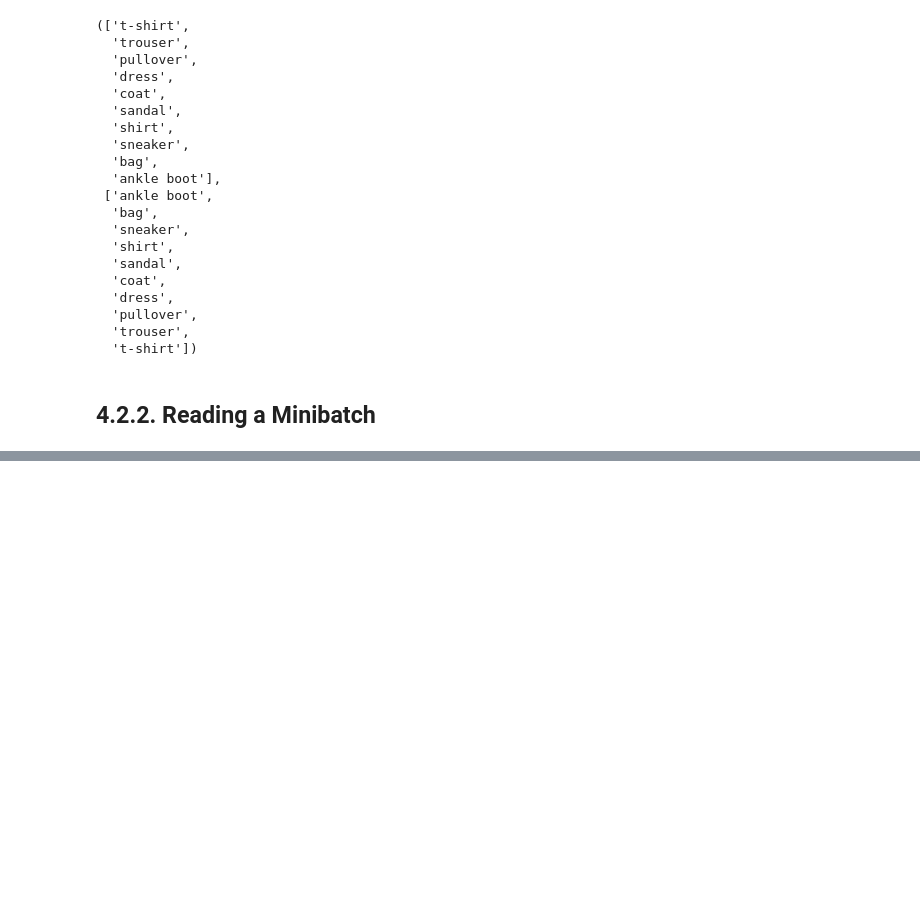
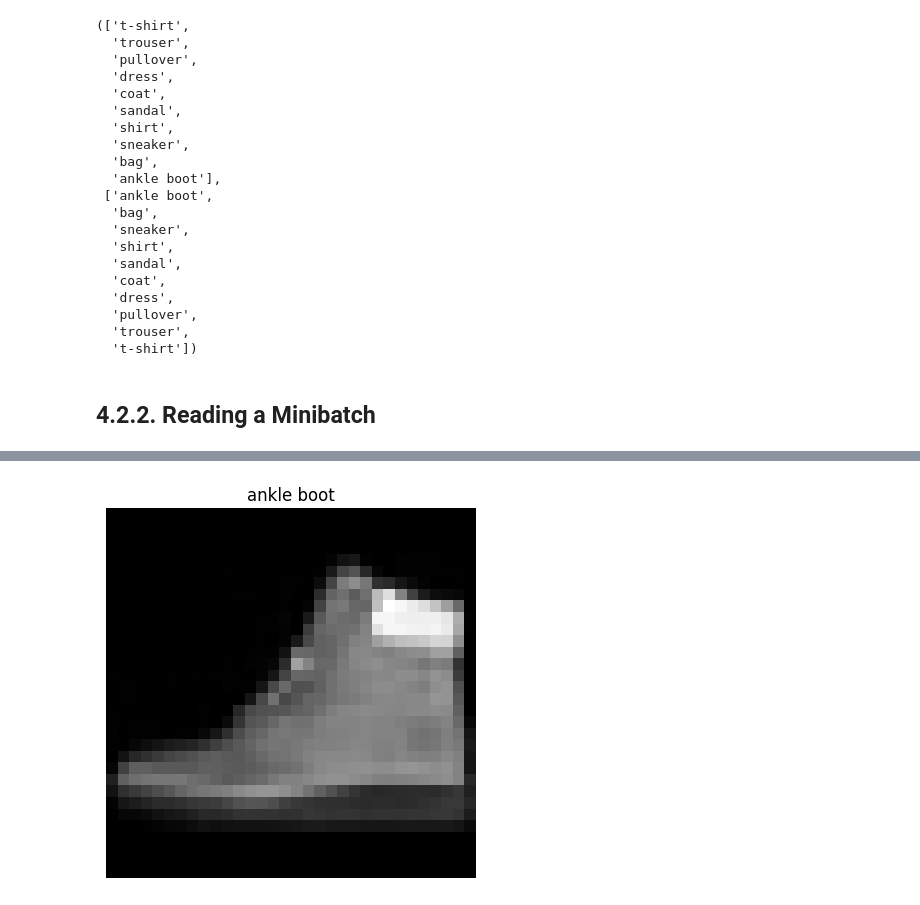
Before and after one commit to DonaldKellett/my-ascend-notebooks, a Jupyter notebook: orangepiaipro-20t/05-d2l-mindspore-ch4-linear-neural-networks-for-classification/00-the-image-classification-dataset.ipynb, the cells around one changed output, grey strips where cells are left out. Saved outputs shown, nothing was run; the diff lists cells and outputs as text; code cells hidden in the pictures; blank space fills up the shorter version.

Commit message:
Complete D2L chapter 4.2 adaptation
Complete D2L chapter 4.2 adaptation on the image classification dataset

```diff
--- a/orangepiaipro-20t/05-d2l-mindspore-ch4-linear-neural-networks-for-classification/00-the-image-classification-dataset.ipynb
+++ b/orangepiaipro-20t/05-d2l-mindspore-ch4-linear-neural-networks-for-classification/00-the-image-classification-dataset.ipynb
@@ -157,20 +157,21 @@ Validation set batch #19: images with shape (272, 1, 32, 32), labels with shape
 # %% [markdown]
 Define an utility function mapping numeric labels representing categories to their human-readable names. This will come in handy later.
 # %%
+LABELS = [
+    't-shirt',
+    'trouser',
+    'pullover',
+    'dress',
+    'coat',
+    'sandal',
+    'shirt',
+    'sneaker',
+    'bag',
+    'ankle boot'
+]
+
 def text_labels(indices):
-    labels = [
-        't-shirt',
-        'trouser',
-        'pullover',
-        'dress',
-        'coat',
-        'sandal',
-        'shirt',
-        'sneaker',
-        'bag',
-        'ankle boot'
-    ]
-    return [labels[int(i)] for i in indices]
+    return [LABELS[int(i)] for i in indices]
 
 text_labels(list(range(10))), text_labels(list(reversed(range(10))))
 # %% [output]
@@ -200,0 +222,4 @@ TODO
+# %%
+X_batch, y_batch = next(train_ds.create_tuple_iterator())
+X_batch, y_batch = X_batch[:10].asnumpy(), y_batch[:10].asnumpy()
+X_batch, y_batch
@@ -200,0 +262,11 @@ TODO
+# %%
+import matplotlib.pyplot as plt
+import numpy as np
+
+X_sample, y_sample = X_batch[0], y_batch[0]
+plt.title(LABELS[y_sample.item()])
+plt.imshow(np.squeeze(X_sample), cmap='gray')
+plt.axis('off')
+plt.show()
+# %% [output]
+[figure, added]
```
Also changed, not shown: parts of 11 cells of this notebook.
